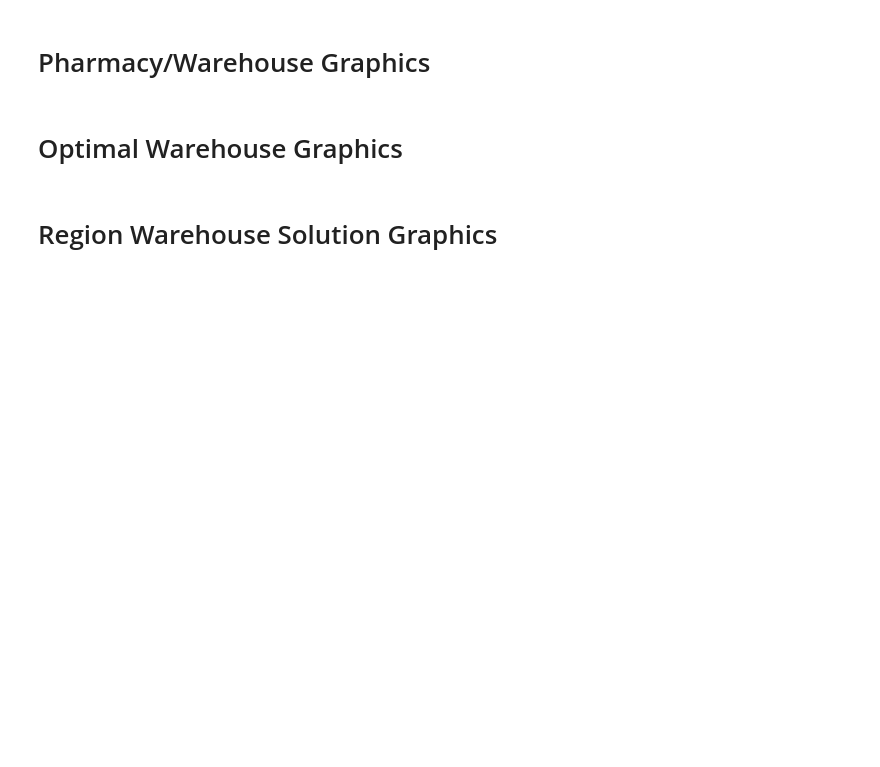
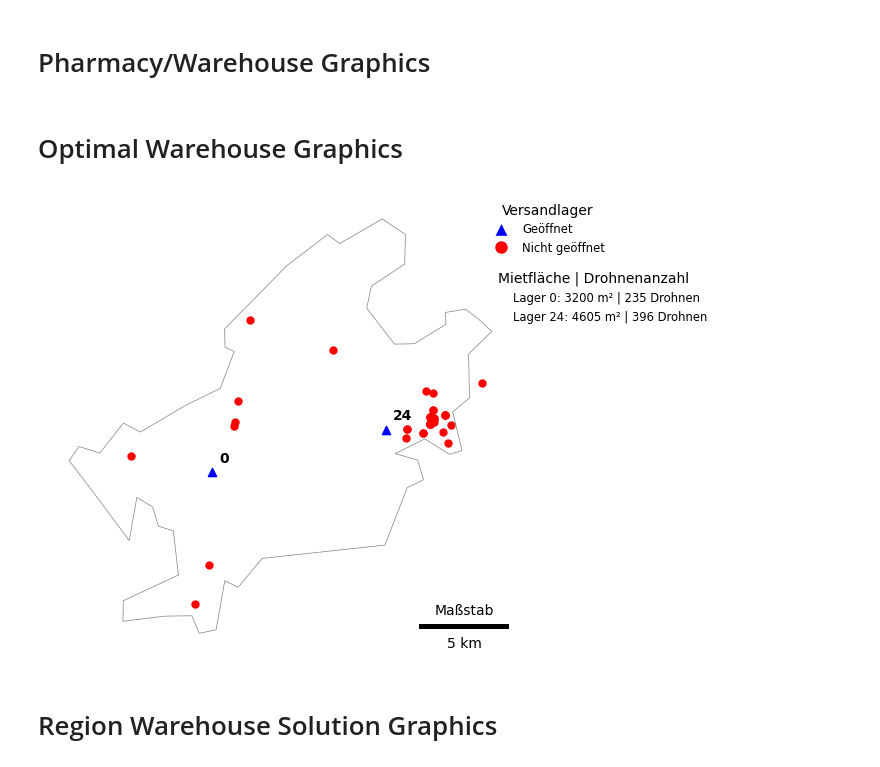
Before and after one commit to LarsBuechler/Masterarbeit, a Jupyter notebook: Visualisierungen.ipynb, the cells around one changed output. Saved outputs shown, nothing was run; the diff lists cells and outputs as text; code cells hidden in the pictures; blank space fills up the shorter version.

```diff
--- a/Visualisierungen.ipynb
+++ b/Visualisierungen.ipynb
@@ -386,53 +316,58 @@ plt.show()
 # %% [markdown]
 # Optimal Warehouse Graphics
 # %%
-geo_gdf = gpd.read_file('./Donner_Data/geo_donner.gpkg')
-warehouses_gdf = gpd.read_file('./Donner_Data/warehouses_donner.gpkg')
+geo_gdf = gpd.read_file('./Frankfurt_Data/geo_frankfurt.gpkg')
+warehouses_gdf = gpd.read_file('./Frankfurt_Data/warehouses_frankfurt.gpkg')
 
 with open('./Results/optimal_run_results.pkl', 'rb') as infile:
     optimal_results = pickle.load(infile)
 
-opened_warehouses = optimal_results[1]['result_list'][0]['results']['opened_warehouses']
-warehouse_info = optimal_results[1]['result_list'][0]['results']['Warehouse Info']
+opened_warehouses = optimal_results[2]['result_list'][0]['results']['opened_warehouses']
+warehouse_info = optimal_results[2]['result_list'][0]['results']['Warehouse Info']
 # %%
 # Rahmen der Grafik definieren
-ax = geo_gdf.boundary.plot(color='gray', linewidth=0.5, figsize=(8, 8))
+ax = geo_gdf.boundary.plot(color='gray', linewidth=0.5, figsize=(6, 6))
 
 # Plotte gdf_loaded auf dieselbe Achse
 warehouses_gdf[~warehouses_gdf.index.isin(opened_warehouses)].plot(ax=ax, color='red', marker='o', markersize=25)
 warehouses_gdf.loc[opened_warehouses].plot(ax=ax, color='blue', marker='^', markersize=35)
 
 plt.axis('off')
 
 # Add scale bar
 scalebar = ScaleBar(1, location='lower right', label='Maßstab')
 ax.add_artist(scalebar)
 
 # Erste Legende
 custom_legend = [
     Line2D([0], [0], marker='^', color='w', markerfacecolor='blue', markersize=10, label='Geöffnet'),
     Line2D([0], [0], marker='o', color='w', markerfacecolor='red', markersize=10, label='Nicht geöffnet')
 ]
-legend1 = ax.legend(handles=custom_legend, title='Versandlager', bbox_to_anchor=(0.89, 1), loc='upper left', borderaxespad=0., fontsize='small', ncol=1, frameon=False)
+legend1 = ax.legend(handles=custom_legend, title='Versandlager', bbox_to_anchor=(0.94, 1), loc='upper left', borderaxespad=0., fontsize='small', ncol=1, frameon=False)
 ax.add_artist(legend1)
 
 # Zweite Legende
 legend_handles = [
     Line2D(
-        [0], [0], marker='^', color='w', markersize=10,
+        [0], [0], marker='^', color='w', markersize=0.001,
         label=f'Lager {warehouse}: {info["floor_space_assigned"]} m² | {info["number_of_drones"]} Drohnen'
     )
     for warehouse, info in warehouse_info.items()
 ]
-legend2 = ax.legend(handles=legend_handles, title='Mietfläche | Drohnenanzahl', bbox_to_anchor=(0.87, 0.87), loc='upper left', borderaxespad=0., fontsize='small', ncol=1, frameon=False)
+legend2 = ax.legend(handles=legend_handles, title='Mietfläche | Drohnenanzahl', bbox_to_anchor=(0.92, 0.85), loc='upper left', borderaxespad=0., fontsize='small', ncol=1, frameon=False)
 
 # Index jedes Warehouses anzeigen
 for idx, row in warehouses_gdf.loc[opened_warehouses].iterrows():
-    plt.annotate(idx, (row.geometry.x, row.geometry.y), xytext=(5, 5), textcoords='offset points', fontsize=10, color='black', fontweight='bold')
+    plt.annotate(idx, (row.geometry.x, row.geometry.y + 200), xytext=(5, 5), textcoords='offset points', fontsize=10, color='black', fontweight='bold')
+
+# for idx, row in warehouses_gdf[~warehouses_gdf.index.isin(opened_warehouses)].iterrows():
+#     plt.annotate(idx, (row.geometry.x, row.geometry.y), xytext=(5, 5), textcoords='offset points', fontsize=8, color='black')
 
 
 # Zeige den Plot an
 plt.show()
+# %% [output]
+[figure, added]
 # %% [markdown]
 # Region Warehouse Solution Graphics
 # %%
```
Also changed, not shown: parts of 27 cells of this notebook, 2 other files.
